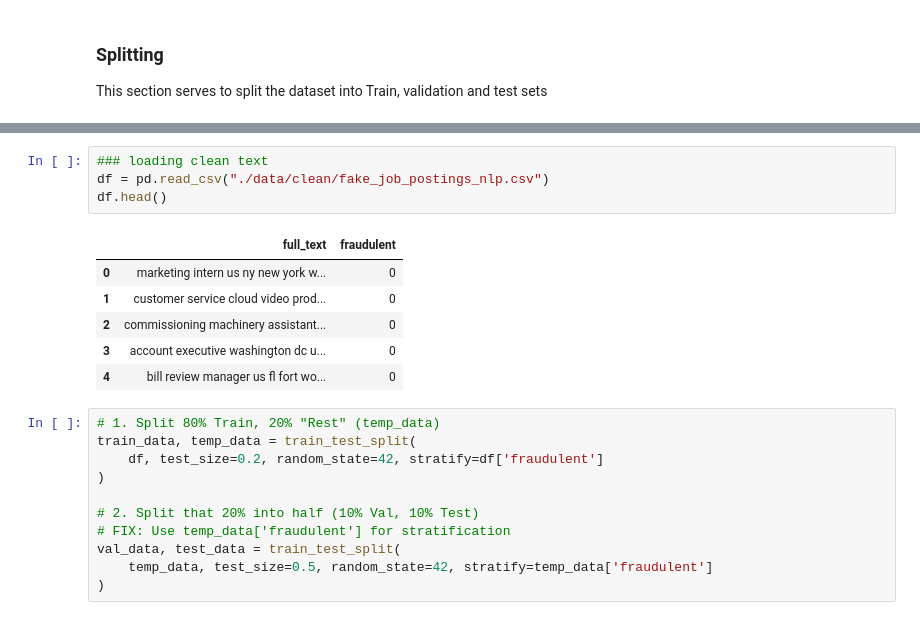
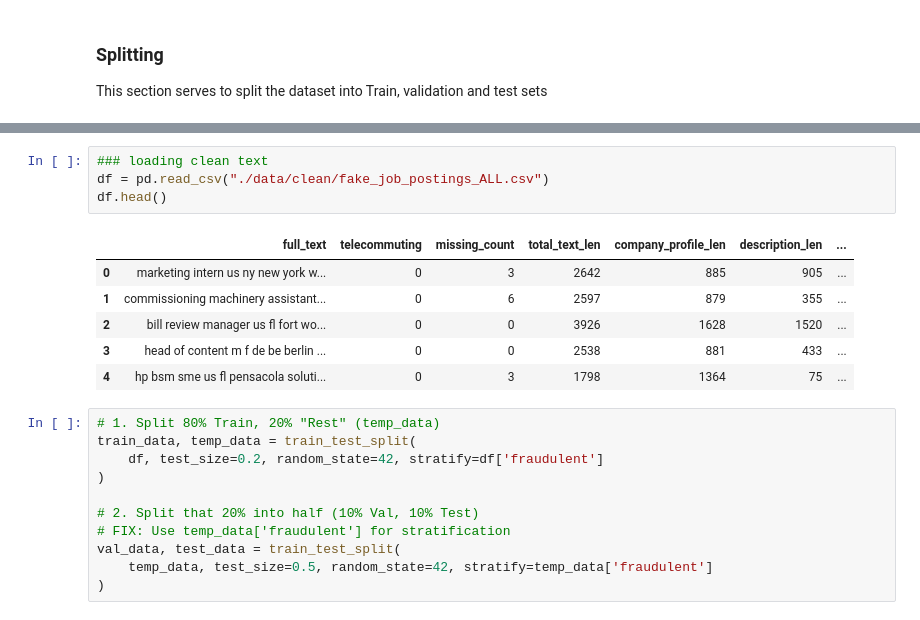
Before and after one commit to Bearson678/fake-job-posting_DL_Project, a Jupyter notebook: data_preprocessing.ipynb, the cells around one changed output, grey strips where cells are left out. Drawn from its saved outputs; the diff is of its cells as text.

```diff
--- a/data_preprocessing.ipynb
+++ b/data_preprocessing.ipynb
@@ -30,14 +35,14 @@ This section serves to split the dataset into Train, validation and test sets
 # %%
 ### loading clean text
-df = pd.read_csv("./data/clean/fake_job_postings_nlp.csv")
+df = pd.read_csv("./data/clean/fake_job_postings_ALL.csv")
 df.head()
 # %% [output]
-|  | full_text | fraudulent |
-| 0 | marketing intern us ny new york w... | 0 |
-| 1 | customer service cloud video prod... | 0 |
-| 2 | commissioning machinery assistant... | 0 |
-| 3 | account executive washington dc u... | 0 |
-| 4 | bill review manager us fl fort wo... | 0 |
+|  | full_text | telecommuting | missing_count | total_text_len | company_profile_len | description_len | ... |
+| 0 | marketing intern us ny new york w... | 0 | 3 | 2642 | 885 | 905 | ... |
+| 1 | commissioning machinery assistant... | 0 | 6 | 2597 | 879 | 355 | ... |
+| 2 | bill review manager us fl fort wo... | 0 | 0 | 3926 | 1628 | 1520 | ... |
+| 3 | head of content m f de be berlin ... | 0 | 0 | 2538 | 881 | 433 | ... |
+| 4 | hp bsm sme us fl pensacola soluti... | 0 | 3 | 1798 | 1364 | 75 | ... |
 # %%
 # 1. Split 80% Train, 20% "Rest" (temp_data)
 train_data, temp_data = train_test_split(
```
Also changed, not shown: parts of 12 cells of this notebook, 4 other files.
